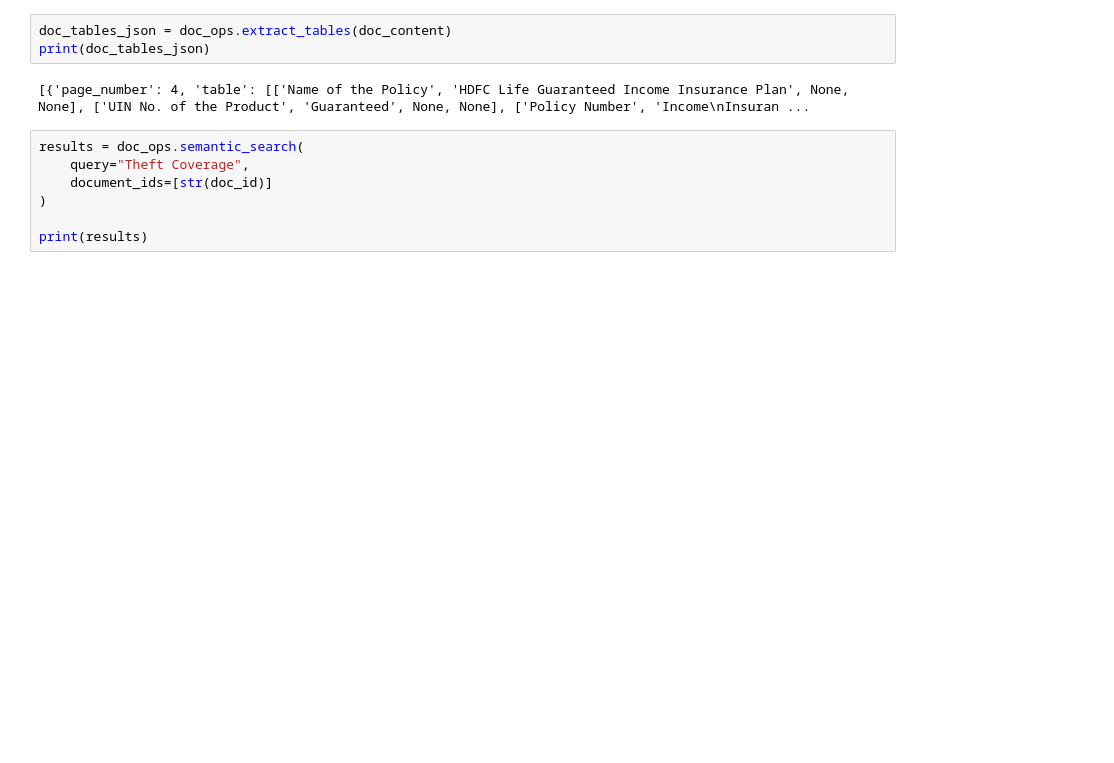
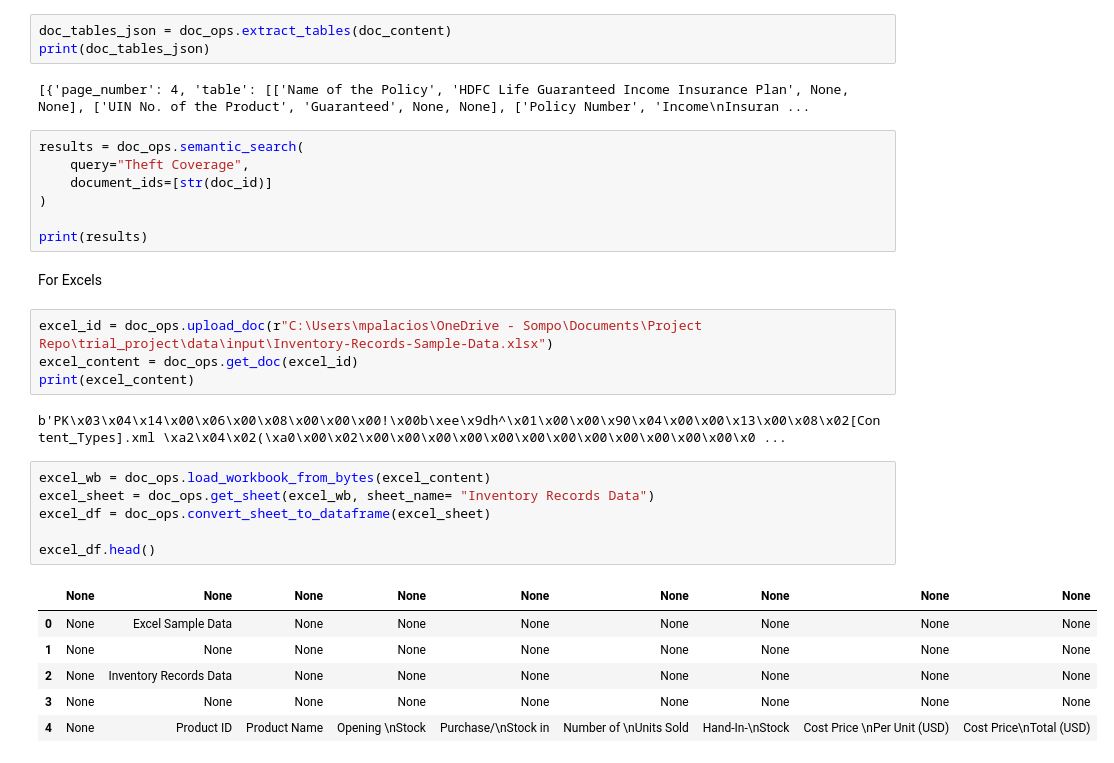
Before and after one commit to mpalacios-sompo/project_template, a Jupyter notebook: notebooks/services/document_operations.ipynb, the cells around one changed output. Cells and saved outputs as stored; diff of their text form; blank space fills up the shorter version.

Commit message:
excel table test notebook

```diff
--- a/notebooks/services/document_operations.ipynb
+++ b/notebooks/services/document_operations.ipynb
@@ -95,3 +95,24 @@ results = doc_ops.semantic_search(
 )
 
 print(results)
+# %% [markdown]
+For Excels
+# %%
+excel_id = doc_ops.upload_doc(r"C:\Users\mpalacios\OneDrive - Sompo\Documents\Project Repo\trial_project\data\input\Inventory-Records-Sample-Data.xlsx")
+excel_content = doc_ops.get_doc(excel_id)
+print(excel_content)
+# %% [output]
+b'PK\x03\x04\x14\x00\x06\x00\x08\x00\x00\x00!\x00b\xee\x9dh^\x01\x00\x00\x90\x04\x00\x00\x13\x00\x08\x02[Content_Types].xml \xa2\x04\x02(\xa0\x00\x02\x00\x00\x00\x00\x00\x00\x00\x00\x00\x00\x00\x00\x0 ...
+# %%
+excel_wb = doc_ops.load_workbook_from_bytes(excel_content)
+excel_sheet = doc_ops.get_sheet(excel_wb, sheet_name= "Inventory Records Data")
+excel_df = doc_ops.convert_sheet_to_dataframe(excel_sheet)
+
+excel_df.head()
+# %% [output]
+|  | None | None | None | None | None | None | None | None | None |
+| 0 | None | Excel Sample Data | None | None | None | None | None | None | None |
+| 1 | None | None | None | None | None | None | None | None | None |
+| 2 | None | Inventory Records Data | None | None | None | None | None | None | None |
+| 3 | None | None | None | None | None | None | None | None | None |
+| 4 | None | Product ID | Product Name | Opening \nStock | Purchase/\nStock in | Number of \nUnits Sold | Hand-In-\nStock | Cost Price \nPer Unit (USD) | Cost Price\nTotal (USD) |
```
Also changed, not shown: parts of 1 cell of this notebook, 4 other files.
